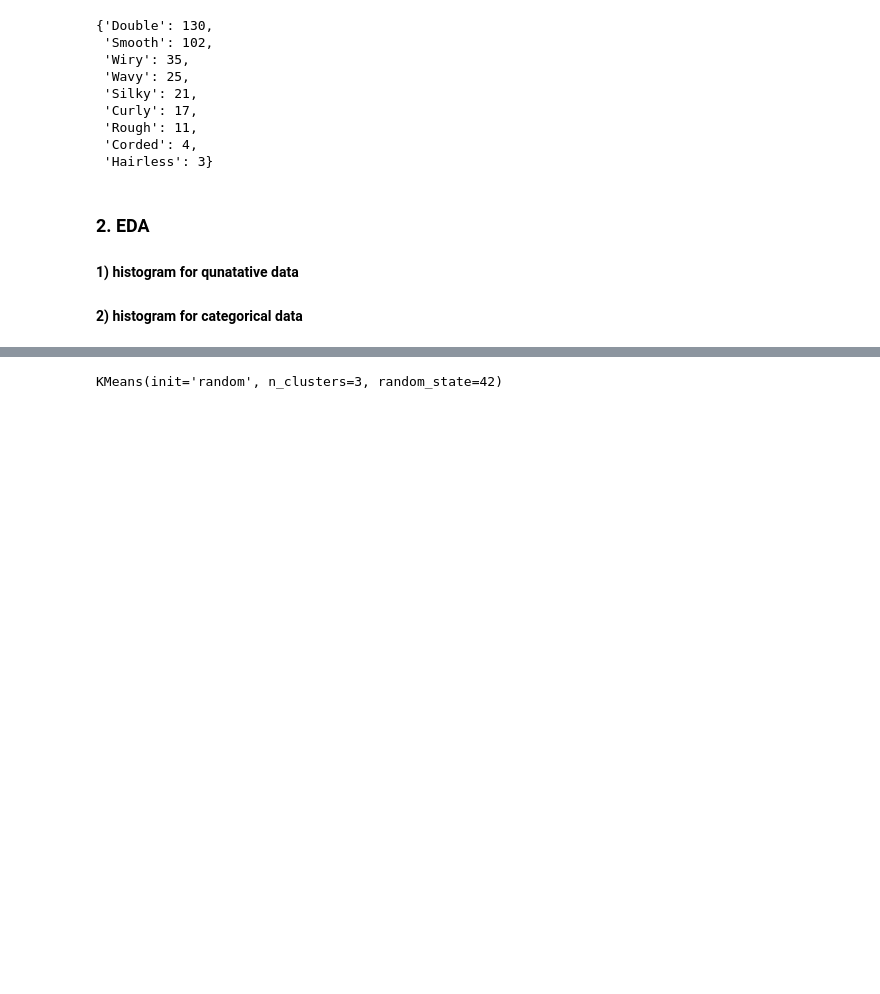
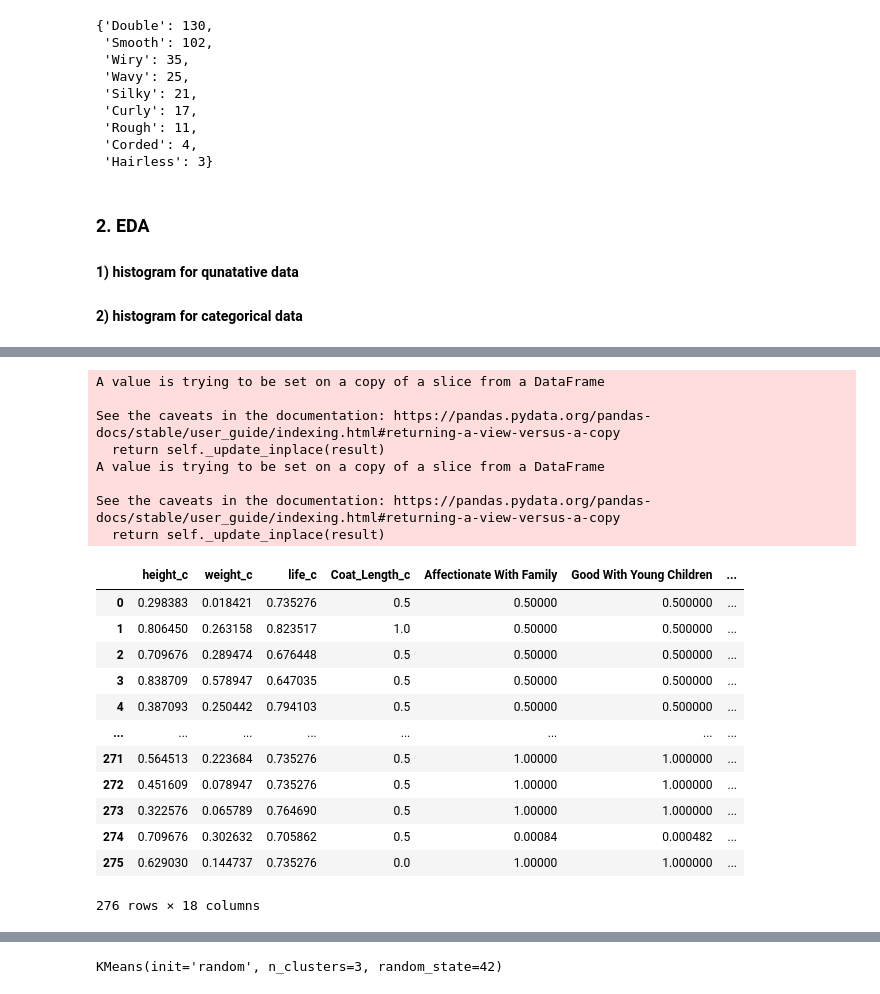
Before and after one commit to gihonglee/Dog_Breed_Recommendation, a Jupyter notebook: dog_analysis.ipynb, the cells around one changed output, grey strips where cells are left out. Drawn from its saved outputs; the diff is of its cells as text; code cells hidden in the pictures; blank space fills up the shorter version.

Commit message:
implemented euclidean distance measure

```diff
--- a/dog_analysis.ipynb
+++ b/dog_analysis.ipynb
@@ -317,0 +212,56 @@ Index(['dog', 'popularity_rank_c', 'height_c', 'weight_c', 'life_c',
+# %%
+# let's choose
+euclidean_cols = ['height_c', 'weight_c', 'life_c',
+       'Coat_Length_c', 'Affectionate With Family',
+       'Good With Young Children', 'Good With Other Dogs', 'Shedding Level',
+       'Coat Grooming Frequency', 'Drooling Level', 'Openness To Strangers',
+       'Playfulness Level', 'Watchdog/Protective Nature', 'Adaptability Level',
+       'Trainability Level', 'Energy Level', 'Barking Level',
+       'Mental Stimulation Needs']
+df_euclidean = df[euclidean_cols]
+# %%
+# let's deal with the outliers for all the columns
+df.sort_values(by = 'height_c')
+df.sort_values(by = "life_c")
+# for height and life_c there are 1,4 zeros values respectively
+df[df['height_c'] == 0]['height_c'].count()
+
+
+def replace_w_mean(df,col,val2replace):
+    count_of_val = df[df[col] == val2replace][col].count()
+    mean_val = (df[col].sum() - val2replace * count_of_val) / (df[col].sum() - count_of_val)
+    df[col].replace(val2replace,mean_val,inplace = True)
+
+for col in df_euclidean.columns:
+    replace_w_mean(df_euclidean,col,0)
+
+
+df_euclidean.fillna(df_euclidean.mean(), inplace = True)
+df_euclidean
+normalized_df_euclidean=(df_euclidean-df_euclidean.min())/(df_euclidean.max()-df_euclidean.min())
+normalized_df_euclidean
+# now replace nan with mean
+# df[["height_c","weight_c","life_c"]].mean()
+# df[["height_c","weight_c","life_c"]].fillna(df[["height_c","weight_c","life_c"]].mean(), inplace = True)
+# %% [output]
+A value is trying to be set on a copy of a slice from a DataFrame
+
+See the caveats in the documentation: https://pandas.pydata.org/pandas-docs/stable/user_guide/indexing.html#returning-a-view-versus-a-copy
+  return self._update_inplace(result)
+A value is trying to be set on a copy of a slice from a DataFrame
+
+See the caveats in the documentation: https://pandas.pydata.org/pandas-docs/stable/user_guide/indexing.html#returning-a-view-versus-a-copy
+  return self._update_inplace(result)
+|  | height_c | weight_c | life_c | Coat_Length_c | Affectionate With Family | Good With Young Children | ... |
+| 0 | 0.298383 | 0.018421 | 0.735276 | 0.5 | 0.50000 | 0.500000 | ... |
+| 1 | 0.806450 | 0.263158 | 0.823517 | 1.0 | 0.50000 | 0.500000 | ... |
+| 2 | 0.709676 | 0.289474 | 0.676448 | 0.5 | 0.50000 | 0.500000 | ... |
+| 3 | 0.838709 | 0.578947 | 0.647035 | 0.5 | 0.50000 | 0.500000 | ... |
+| 4 | 0.387093 | 0.250442 | 0.794103 | 0.5 | 0.50000 | 0.500000 | ... |
+| ... | ... | ... | ... | ... | ... | ... | ... |
+| 271 | 0.564513 | 0.223684 | 0.735276 | 0.5 | 1.00000 | 1.000000 | ... |
+| 272 | 0.451609 | 0.078947 | 0.735276 | 0.5 | 1.00000 | 1.000000 | ... |
+| 273 | 0.322576 | 0.065789 | 0.764690 | 0.5 | 1.00000 | 1.000000 | ... |
+| 274 | 0.709676 | 0.302632 | 0.705862 | 0.5 | 0.00084 | 0.000482 | ... |
+| 275 | 0.629030 | 0.144737 | 0.735276 | 0.0 | 1.00000 | 1.000000 | ... |
+276 rows × 18 columns
```
Also changed, not shown: parts of 21 cells of this notebook.
